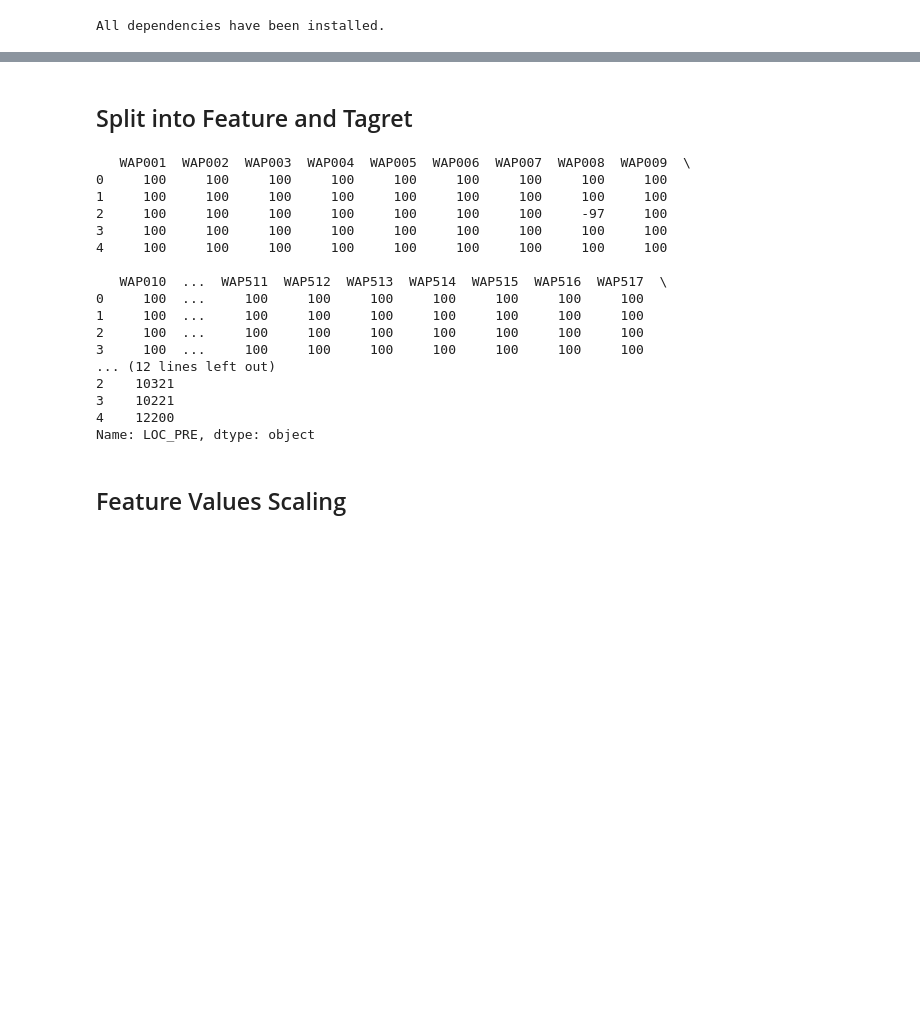
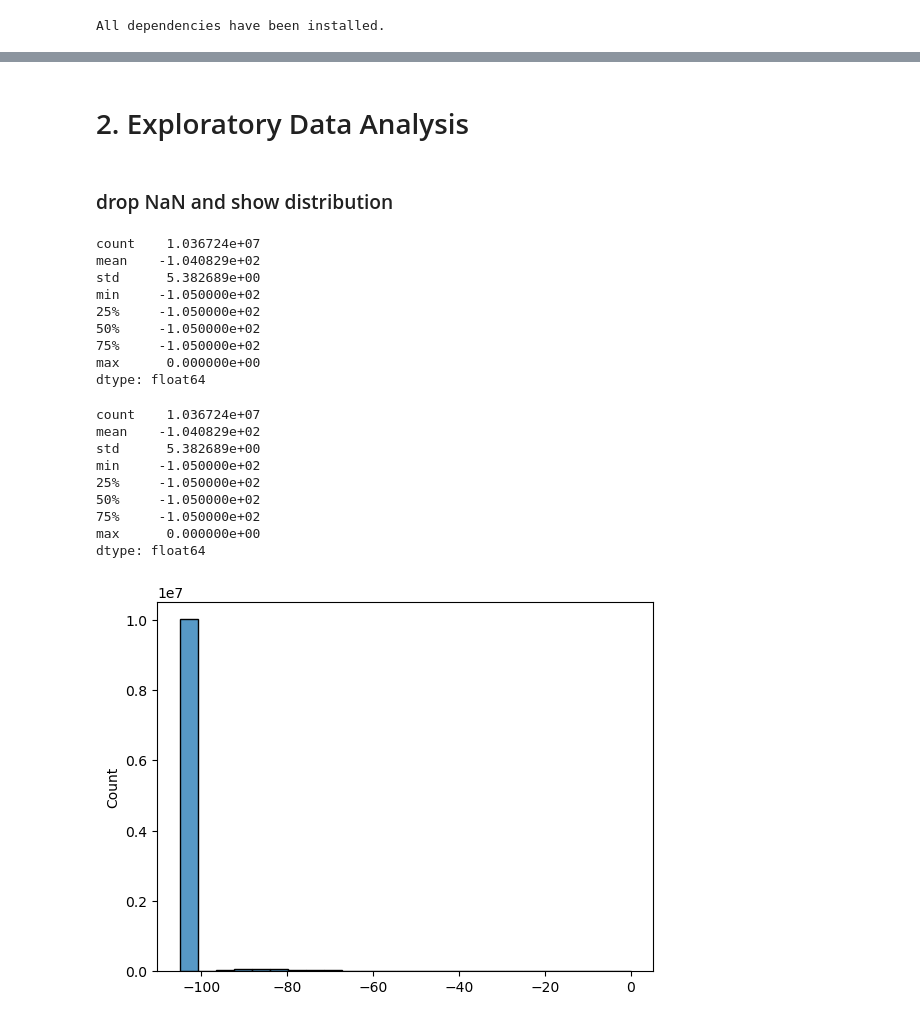
Before and after one commit to AlbertZweistein-2/184.702_MachineLearning, a Jupyter notebook: Ex1/source/Group73_OlsacherPoneschWinkler_UJIIndoorLoc.ipynb, the cells around one changed output, grey strips where cells are left out. Drawn from its saved outputs; the diff is of its cells as text; code cells hidden in the pictures; blank space fills up the shorter version.

```diff
--- a/Ex1/source/Group73_OlsacherPoneschWinkler_UJIIndoorLoc.ipynb
+++ b/Ex1/source/Group73_OlsacherPoneschWinkler_UJIIndoorLoc.ipynb
@@ -44,35 +87,37 @@ Training data shape: (19937, 529)
+# %% [markdown]
+# 2. Exploratory Data Analysis
+# %%
+# Replace the 100 values with NaN for further processing
+# Transform Train data
+X_train = (X_train
+             .replace(to_replace=100,value=-105))
+
+# Perform the same transform on Test data
+X_test = (X_test
+             .replace(to_replace=100,value=-105))
 # %% [markdown]
-## Split into Feature and Tagret
+### drop NaN and show distribution
 # %%
-# Feature and Target split
-# Features: WAP columns
-train_data_features = train_data.drop(columns=['LONGITUDE', 'LATITUDE', 'BUILDINGID', 'FLOOR', 'SPACEID', 'RELATIVEPOSITION', 'USERID', 'PHONEID', 'TIMESTAMP'])
-
-# Target: keep SPACEID, FLOOR, BUILDINGID and create LOC_PRE by concatenation
-train_data_target = train_data[['SPACEID', 'FLOOR', 'BUILDINGID']].copy()
-train_data_target['LOC_PRE'] = train_data_target.astype(str).agg(''.join, axis=1)
-
-train_data_target = train_data_target['LOC_PRE']
-
-print(train_data_features.head())
-print(train_data_target.head())
+X_stack = X_train.stack(future_stack=True)
+sns.histplot(X_stack.dropna(),kde = False)
+X_stack.describe()
 # %% [output]
-   WAP001  WAP002  WAP003  WAP004  WAP005  WAP006  WAP007  WAP008  WAP009  \
-0     100     100     100     100     100     100     100     100     100
-1     100     100     100     100     100     100     100     100     100
-2     100     100     100     100     100     100     100     -97     100
-3     100     100     100     100     100     100     100     100     100
-4     100     100     100     100     100     100     100     100     100
-
-   WAP010  ...  WAP511  WAP512  WAP513  WAP514  WAP515  WAP516  WAP517  \
-0     100  ...     100     100     100     100     100     100     100
-1     100  ...     100     100     100     100     100     100     100
-2     100  ...     100     100     100     100     100     100     100
-3     100  ...     100     100     100     100     100     100     100
-... (12 lines left out)
-2    10321
-3    10221
-4    12200
-Name: LOC_PRE, dtype: object
+count    1.036724e+07
+mean    -1.040829e+02
+std      5.382689e+00
+min     -1.050000e+02
+25%     -1.050000e+02
+50%     -1.050000e+02
+75%     -1.050000e+02
+max      0.000000e+00
+dtype: float64
+count    1.036724e+07
+mean    -1.040829e+02
+std      5.382689e+00
+min     -1.050000e+02
+25%     -1.050000e+02
+50%     -1.050000e+02
+75%     -1.050000e+02
+max      0.000000e+00
+dtype: float64
+[figure, added]
-# %% [markdown]
-## Feature Values Scaling
```
Also changed, not shown: parts of 18 cells of this notebook, 1 other file.
